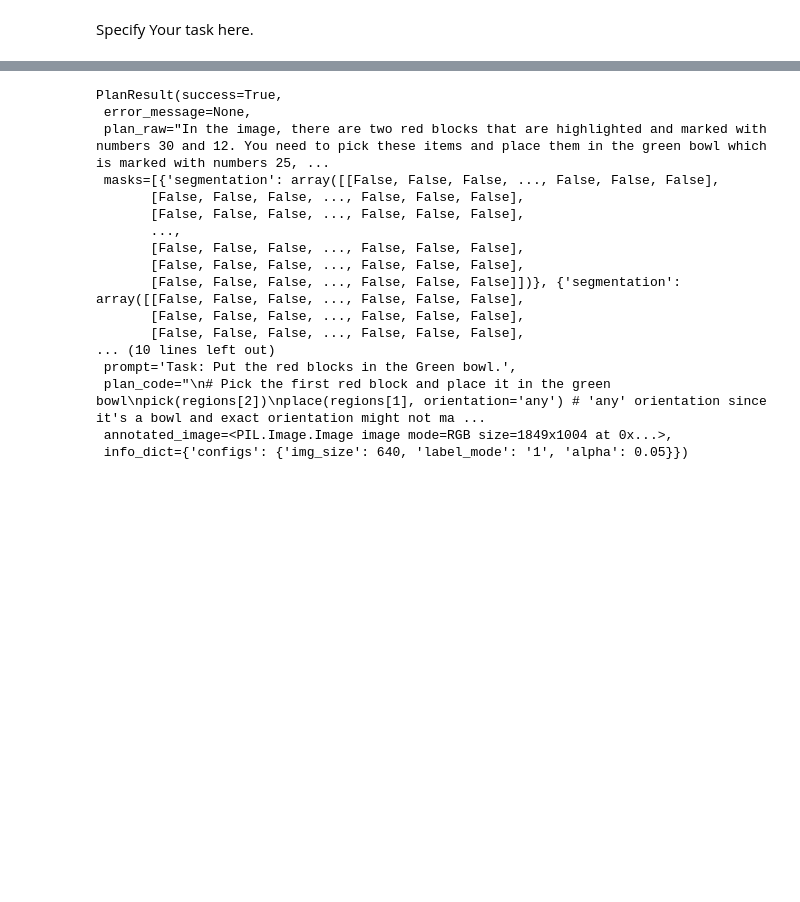
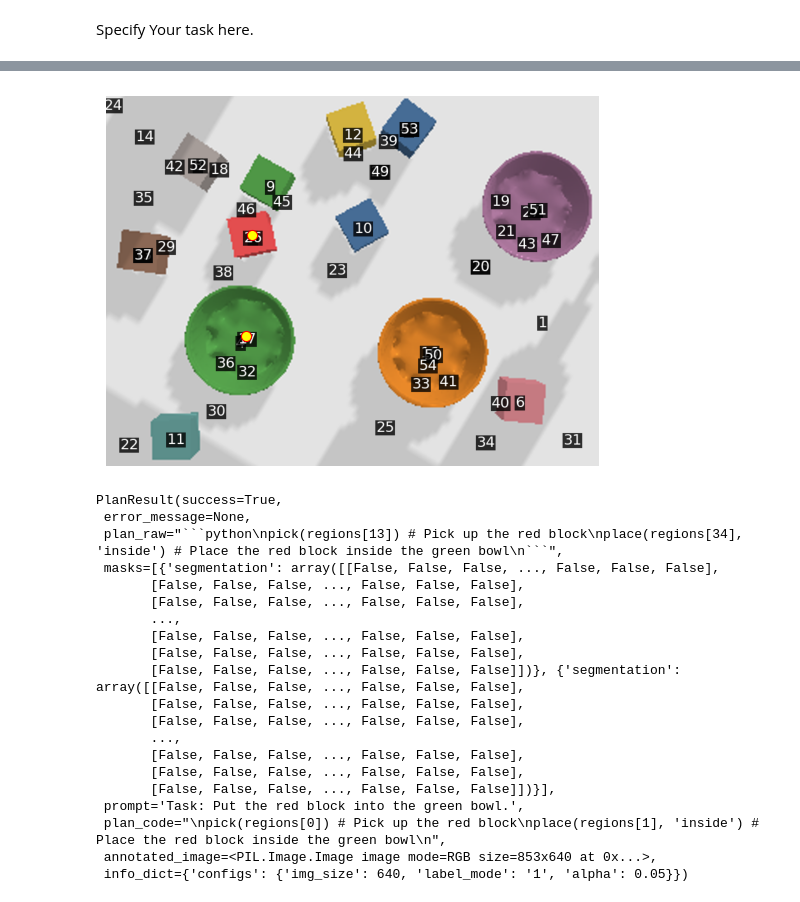
Before and after one commit to likaixin2000/GPT4V-Planner, a Jupyter notebook: experiment.ipynb, the cells around one changed output, grey strips where cells are left out. Cells and saved outputs as stored; diff of their text form; code cells hidden in the pictures; blank space fills up the shorter version.

````diff
--- a/experiment.ipynb
+++ b/experiment.ipynb
@@ -76,11 +134,17 @@ BadRequestError: Error code: 400 - {'error': {'message': 'Your input image may c
+# %%
+show_image(plan_result.annotated_image, points=[(0.2954279015240328, 0.375), (0.283704572098476, 0.6484375)])
+# %% [output]
+[figure, added]
 # %%
+image = env.get_image()
 agent = agent_factory("SegVLM")
+agent.configs["img_size"] = 640
 plan_result = agent.plan(prompt, image)
 plan_result
 # %% [output]
 PlanResult(success=True,
  error_message=None,
- plan_raw="In the image, there are two red blocks that are highlighted and marked with numbers 30 and 12. You need to pick these items and place them in the green bowl which is marked with numbers 25, ...
+ plan_raw="```python\npick(regions[13]) # Pick up the red block\nplace(regions[34], 'inside') # Place the red block inside the green bowl\n```",
  masks=[{'segmentation': array([[False, False, False, ..., False, False, False],
        [False, False, False, ..., False, False, False],
        [False, False, False, ..., False, False, False],
@@ -90,10 +154,13 @@ PlanResult(success=True,
        [False, False, False, ..., False, False, False]])}, {'segmentation': array([[False, False, False, ..., False, False, False],
        [False, False, False, ..., False, False, False],
        [False, False, False, ..., False, False, False],
-... (10 lines left out)
- prompt='Task: Put the red blocks in the Green bowl.',
- plan_code="\n# Pick the first red block and place it in the green bowl\npick(regions[2])\nplace(regions[1], orientation='any') # 'any' orientation since it's a bowl and exact orientation might not ma ...
- annotated_image=<PIL.Image.Image image mode=RGB size=1849x1004 at 0x...>,
+       ...,
+       [False, False, False, ..., False, False, False],
+       [False, False, False, ..., False, False, False],
+       [False, False, False, ..., False, False, False]])}],
+ prompt='Task: Put the red block into the green bowl.',
+ plan_code="\npick(regions[0]) # Pick up the red block\nplace(regions[1], 'inside') # Place the red block inside the green bowl\n",
+ annotated_image=<PIL.Image.Image image mode=RGB size=853x640 at 0x...>,
  info_dict={'configs': {'img_size': 640, 'label_mode': '1', 'alpha': 0.05}})
 # %%
 agent = agent_factory("DetVLM")
````
Also changed, not shown: parts of 12 cells of this notebook, 11 other files.
